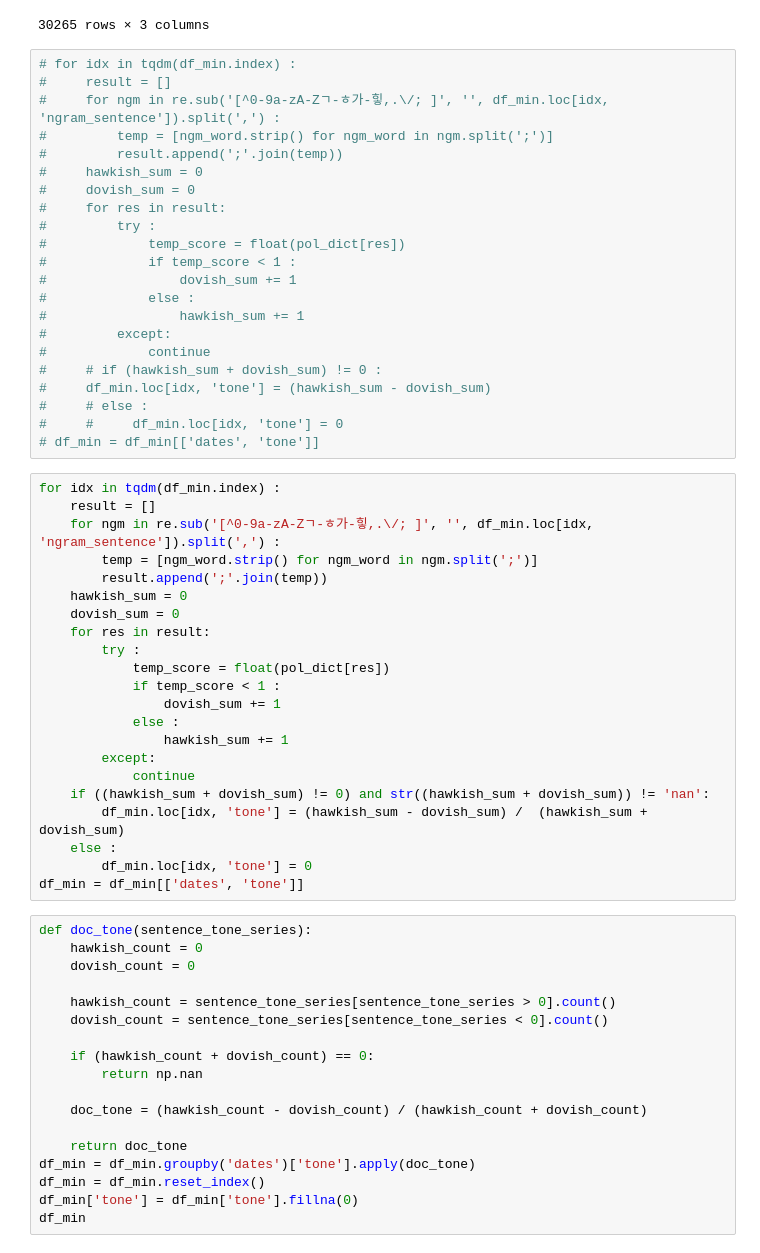
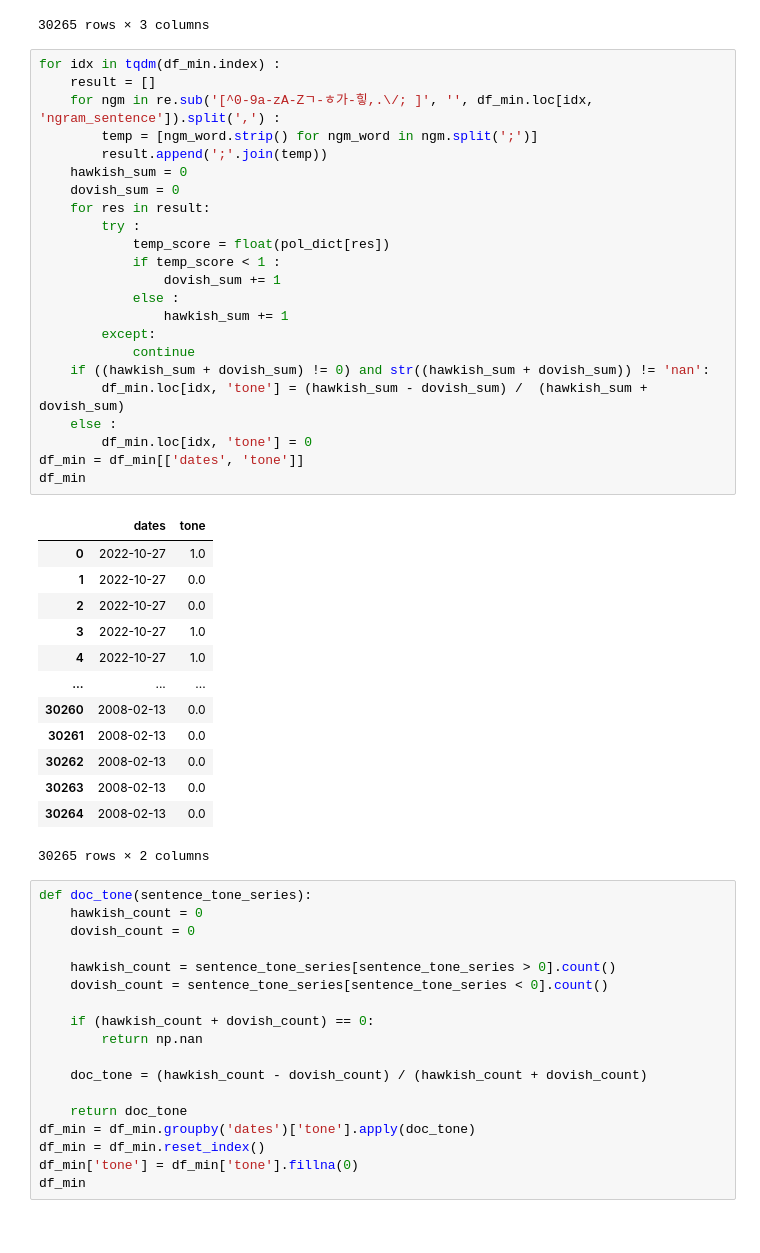
Before and after one commit to sesac-bok/DMPB, a Jupyter notebook: 04_tone_calculate/tone_calcuate.ipynb, the cells around one changed output. Cells and saved outputs as stored; diff of their text form.

```diff
--- a/04_tone_calculate/tone_calcuate.ipynb
+++ b/04_tone_calculate/tone_calcuate.ipynb
@@ -107,49 +124,42 @@ df_min
 | 30264 | 2008-02-13 | 에 따라 증가폭이 다소 확대되었으나 마이너스통장대출 등 여타... | ['가계/NNG;대출/NNG;연체율/NNG;낮/VA'] |
 30265 rows × 3 columns
 # %%
-# for idx in tqdm(df_min.index) :
-#     result = []
-#     for ngm in re.sub('[^0-9a-zA-Zㄱ-ㅎ가-힣,.\/; ]', '', df_min.loc[idx, 'ngram_sentence']).split(',') :
-#         temp = [ngm_word.strip() for ngm_word in ngm.split(';')]
-#         result.append(';'.join(temp))
-#     hawkish_sum = 0
-#     dovish_sum = 0
-#     for res in result:
-#         try :
-#             temp_score = float(pol_dict[res])
-#             if temp_score < 1 :
-#                 dovish_sum += 1
-#             else :
-#                 hawkish_sum += 1
-#         except:
-#             continue
-#     # if (hawkish_sum + dovish_sum) != 0 :
-#     df_min.loc[idx, 'tone'] = (hawkish_sum - dovish_sum)
-#     # else :
-#     #     df_min.loc[idx, 'tone'] = 0
-# df_min = df_min[['dates', 'tone']]
+for idx in tqdm(df_min.index) :
+    result = []
+    for ngm in re.sub('[^0-9a-zA-Zㄱ-ㅎ가-힣,.\/; ]', '', df_min.loc[idx, 'ngram_sentence']).split(',') :
+        temp = [ngm_word.strip() for ngm_word in ngm.split(';')]
+        result.append(';'.join(temp))
+    hawkish_sum = 0
+    dovish_sum = 0
+    for res in result:
+        try :
+            temp_score = float(pol_dict[res])
+            if temp_score < 1 :
+                dovish_sum += 1
+            else :
+                hawkish_sum += 1
+        except:
+            continue
+    if ((hawkish_sum + dovish_sum) != 0) and str((hawkish_sum + dovish_sum)) != 'nan':
+        df_min.loc[idx, 'tone'] = (hawkish_sum - dovish_sum) /  (hawkish_sum + dovish_sum)
+    else :
+        df_min.loc[idx, 'tone'] = 0
+df_min = df_min[['dates', 'tone']]
+df_min
+# %% [output]
+|  | dates | tone |
+| 0 | 2022-10-27 | 1.0 |
+| 1 | 2022-10-27 | 0.0 |
+| 2 | 2022-10-27 | 0.0 |
+| 3 | 2022-10-27 | 1.0 |
+| 4 | 2022-10-27 | 1.0 |
+| ... | ... | ... |
+| 30260 | 2008-02-13 | 0.0 |
+| 30261 | 2008-02-13 | 0.0 |
+| 30262 | 2008-02-13 | 0.0 |
+| 30263 | 2008-02-13 | 0.0 |
+| 30264 | 2008-02-13 | 0.0 |
+30265 rows × 2 columns
-# %%
-for idx in tqdm(df_min.index) :
-    result = []
-    for ngm in re.sub('[^0-9a-zA-Zㄱ-ㅎ가-힣,.\/; ]', '', df_min.loc[idx, 'ngram_sentence']).split(',') :
-        temp = [ngm_word.strip() for ngm_word in ngm.split(';')]
-        result.append(';'.join(temp))
-    hawkish_sum = 0
-    dovish_sum = 0
-    for res in result:
-        try :
-            temp_score = float(pol_dict[res])
-            if temp_score < 1 :
-                dovish_sum += 1
-            else :
-                hawkish_sum += 1
-        except:
-            continue
-    if ((hawkish_sum + dovish_sum) != 0) and str((hawkish_sum + dovish_sum)) != 'nan':
-        df_min.loc[idx, 'tone'] = (hawkish_sum - dovish_sum) /  (hawkish_sum + dovish_sum)
-    else :
-        df_min.loc[idx, 'tone'] = 0
-df_min = df_min[['dates', 'tone']]
 # %%
 def doc_tone(sentence_tone_series):
     hawkish_count = 0
```
Also changed, not shown: parts of 2 cells of this notebook, 2 other files.
